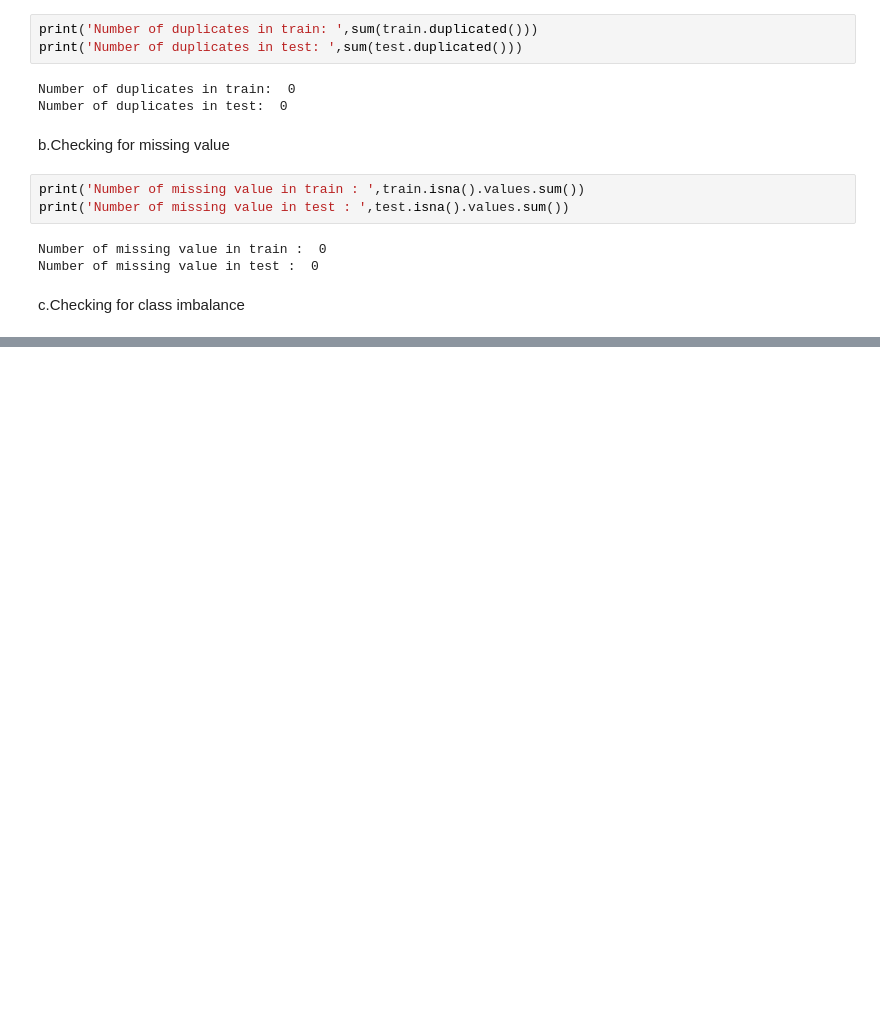
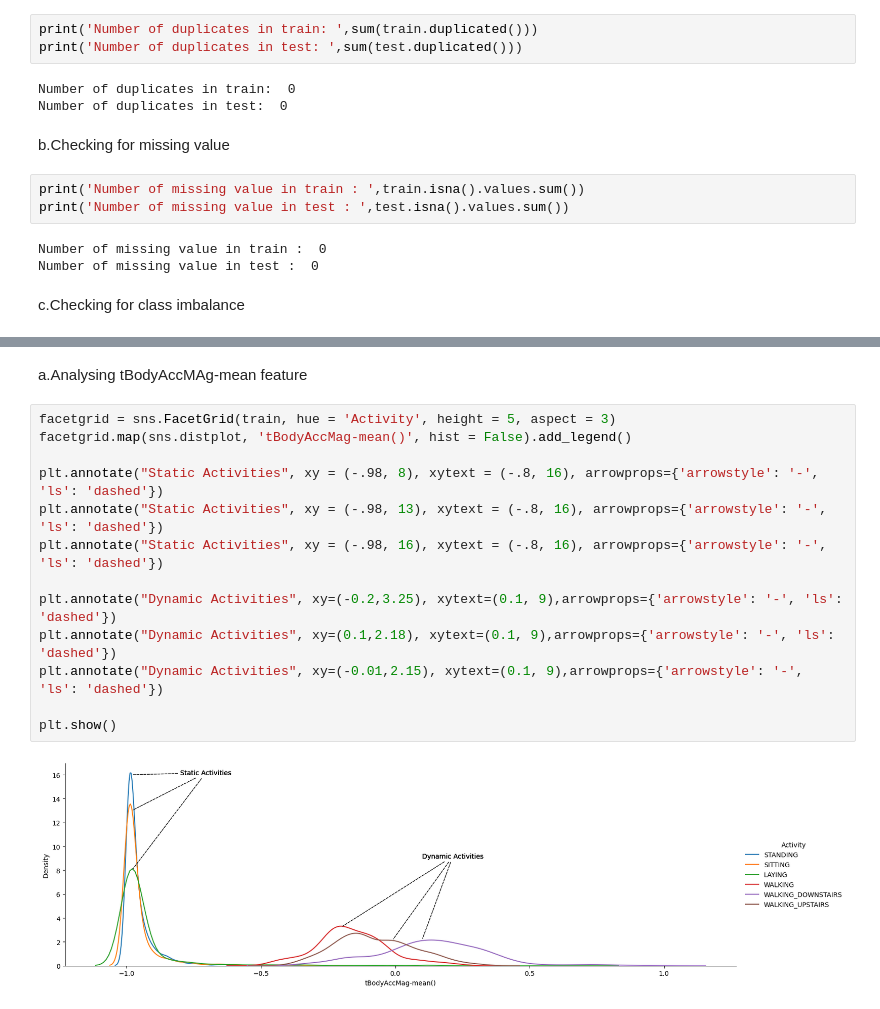
Before and after one commit to 0mcodes/AIML_PROJECTS, a Jupyter notebook: Human Activity Recognition using Smartphone Data/activity.ipynb, the cells around one changed output, grey strips where cells are left out. Cells and saved outputs as stored; diff of their text form; blank space fills up the shorter version.

```diff
--- a/Human Activity Recognition using Smartphone Data/activity.ipynb
+++ b/Human Activity Recognition using Smartphone Data/activity.ipynb
@@ -74,0 +114,17 @@ sns.countplot(train.Activity,order=train.Activity.value_counts().index)
+# %% [markdown]
+a.Analysing tBodyAccMAg-mean feature
+# %%
+facetgrid = sns.FacetGrid(train, hue = 'Activity', height = 5, aspect = 3)
+facetgrid.map(sns.distplot, 'tBodyAccMag-mean()', hist = False).add_legend()
+
+plt.annotate("Static Activities", xy = (-.98, 8), xytext = (-.8, 16), arrowprops={'arrowstyle': '-', 'ls': 'dashed'})
+plt.annotate("Static Activities", xy = (-.98, 13), xytext = (-.8, 16), arrowprops={'arrowstyle': '-', 'ls': 'dashed'})
+plt.annotate("Static Activities", xy = (-.98, 16), xytext = (-.8, 16), arrowprops={'arrowstyle': '-', 'ls': 'dashed'})
+
+plt.annotate("Dynamic Activities", xy=(-0.2,3.25), xytext=(0.1, 9),arrowprops={'arrowstyle': '-', 'ls': 'dashed'})
+plt.annotate("Dynamic Activities", xy=(0.1,2.18), xytext=(0.1, 9),arrowprops={'arrowstyle': '-', 'ls': 'dashed'})
+plt.annotate("Dynamic Activities", xy=(-0.01,2.15), xytext=(0.1, 9),arrowprops={'arrowstyle': '-', 'ls': 'dashed'})
+
+plt.show()
+# %% [output]
+[figure, added]
```
Also changed, not shown: parts of 10 cells of this notebook.
